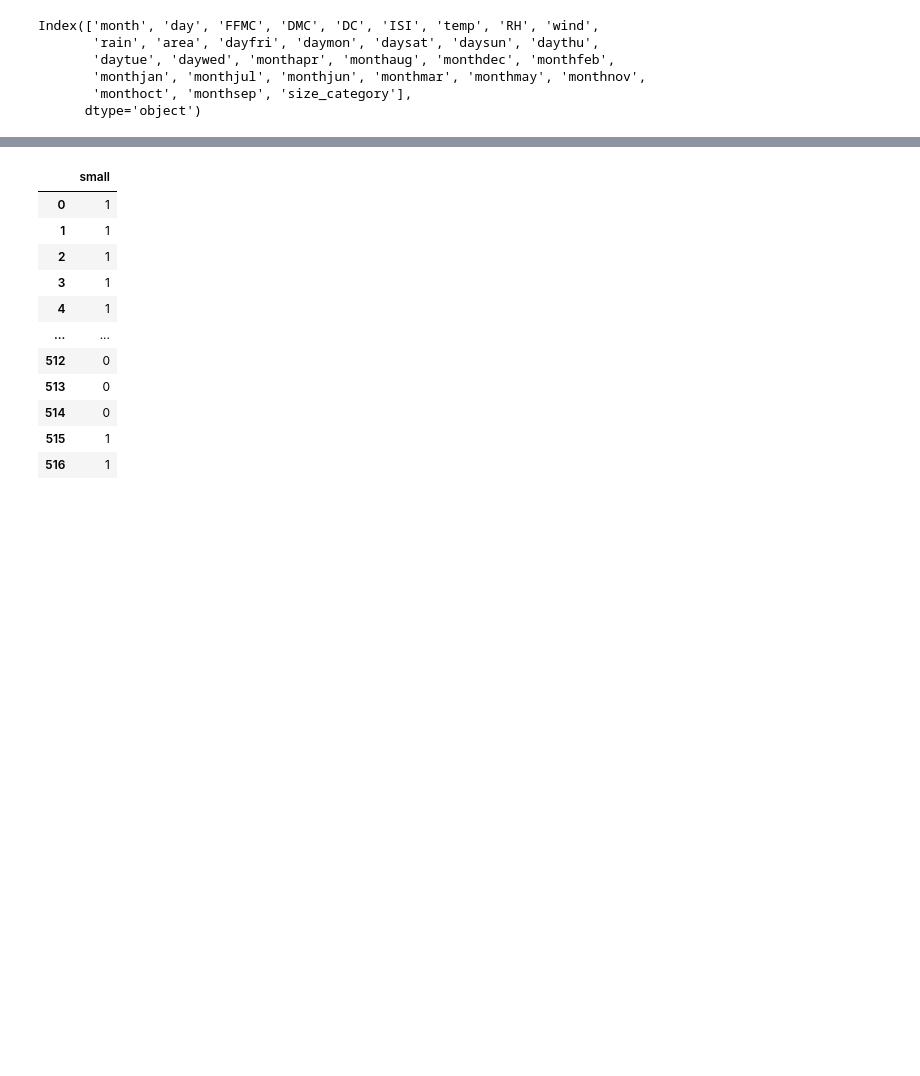
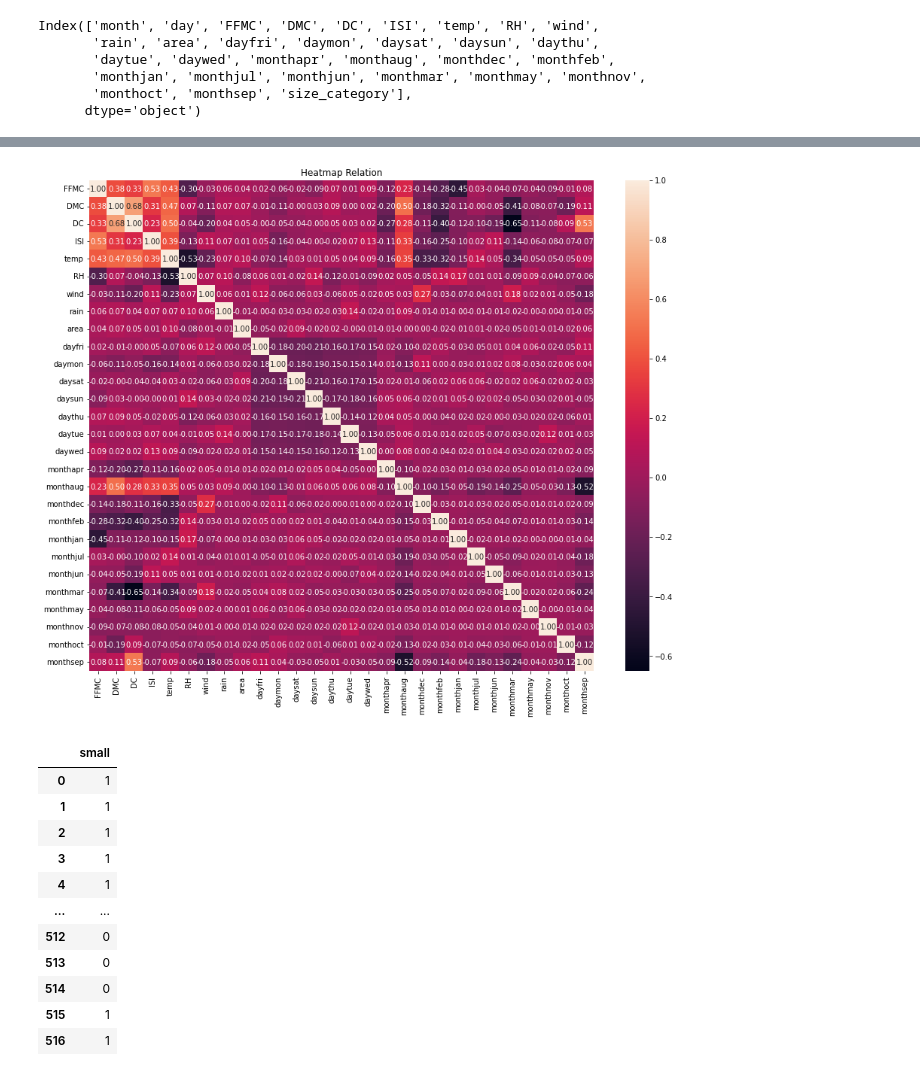
Before and after one commit to renkuntlamahessh/DataScience_Python, a Jupyter notebook: Assignment_13_SVM_Forest.ipynb, the cells around one changed output, grey strips where cells are left out. Cells and saved outputs as stored; diff of their text form; code cells hidden in the pictures; blank space fills up the shorter version.

```diff
--- a/Assignment_13_SVM_Forest.ipynb
+++ b/Assignment_13_SVM_Forest.ipynb
@@ -85,3 +130,12 @@ Index(['month', 'day', 'FFMC', 'DMC', 'DC', 'ISI', 'temp', 'RH', 'wind',
+# %%
+#Numerical features
+plt.figure(figsize=(15, 12))
+
+plt.title("Heatmap Relation")
+
+sns.heatmap(Forest[numerical_feature].corr(), annot=True, fmt='.2f');
+# %% [output]
+[figure, added]
 # %%
 size = pd.get_dummies(Forest['size_category'], drop_first=True)
 # %%
```
Also changed, not shown: parts of 11 cells of this notebook.
